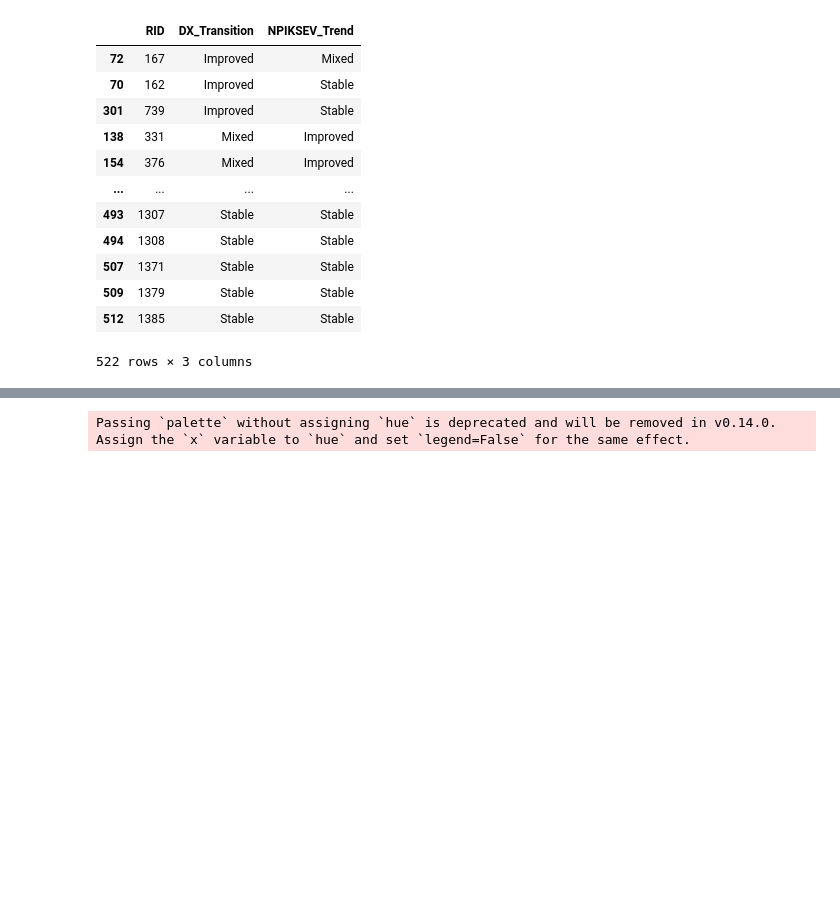
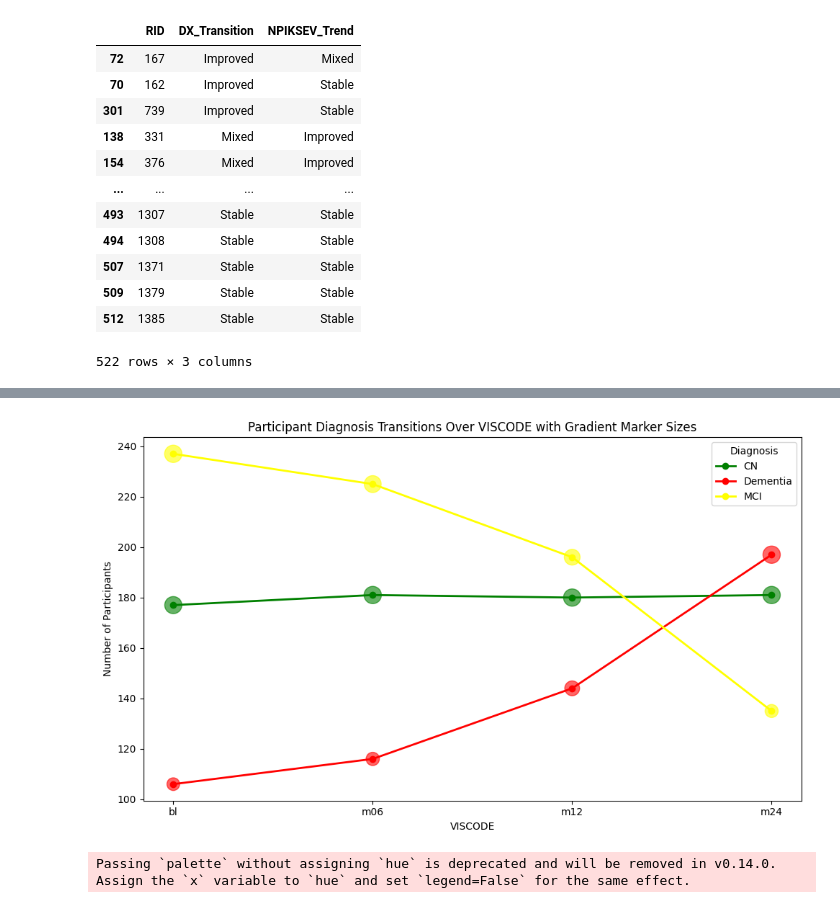
Before and after one commit to Da4kek/AD-Sleep, a Jupyter notebook: modeling-3.ipynb, the cells around one changed output, grey strips where cells are left out. Drawn from its saved outputs; the diff is of its cells as text; code cells hidden in the pictures; blank space fills up the shorter version.

```diff
--- a/modeling-3.ipynb
+++ b/modeling-3.ipynb
@@ -124,9 +134,11 @@ categorical_mappings = {
     "PTETHCAT": {
         0: "Hisp/Latino", 1: "Not Hisp/Latino", 2: "Unknown"
     },
-    "PTRACCAT": {
-        0: "Asian", 1: "Black", 2: "White"
+    "PTRACCAT_1": {
+        0: "Asian", 1: "Black"
     },
+    "PTRACCAT_2": {
+        0:"Asian",  1: "White" },
     "PTMARRY": {
         0: "Divorced", 1: "Married", 2: "Never married", 3: "Unknown", 4: "Widowed"
     },
@@ -667,3 +715,47 @@ fig.show()
+# %%
+viscode_map = {0: 'bl', 1: 'm06', 2: 'm12', 3: 'm24'}
+viscode_order = ['bl', 'm06', 'm12', 'm24']
+
+df_plot = merge.copy()
+
+df_plot['VISCODE_label'] = df_plot['VISCODE'].map(viscode_map)
+
+df_plot['Diagnosis'] = df_plot['DX_decoded']
+
+counts = df_plot.groupby(['VISCODE_label', 'Diagnosis'])[
+    'RID'].nunique().reset_index(name='Participant_Count')
+
+counts['VISCODE_label'] = pd.Categorical(
+    counts['VISCODE_label'], categories=viscode_order, ordered=True)
+
+counts = counts.sort_values('VISCODE_label')
+
+color_map = {'MCI': 'yellow', 'CN': 'green', 'Dementia': 'red'}
+
+plt.figure(figsize=(10, 6))
+
+for diagnosis, group in counts.groupby('Diagnosis'):
+    plt.plot(group['VISCODE_label'], group['Participant_Count'],
+             label=diagnosis,
+             color=color_map.get(diagnosis, 'gray'),
+             linewidth=2,
+             marker='o')
+
+    sizes = (group['Participant_Count'] /
+             group['Participant_Count'].max()) * 300
+    plt.scatter(group['VISCODE_label'], group['Participant_Count'],
+                color=color_map.get(diagnosis, 'gray'),
+                s=sizes,
+                alpha=0.6)
+
+plt.title('Participant Diagnosis Transitions Over VISCODE with Gradient Marker Sizes')
+plt.xlabel('VISCODE')
+plt.ylabel('Number of Participants')
+plt.legend(title='Diagnosis')
+plt.tight_layout()
+plt.show()
+# %% [output]
+[figure, added]
 # %%
 dx_counts = transition_summary['DX_Transition'].value_counts().reset_index()
 dx_counts.columns = ['Transition', 'Count']
```
Also changed, not shown: parts of 18 cells of this notebook, 24 other files.
